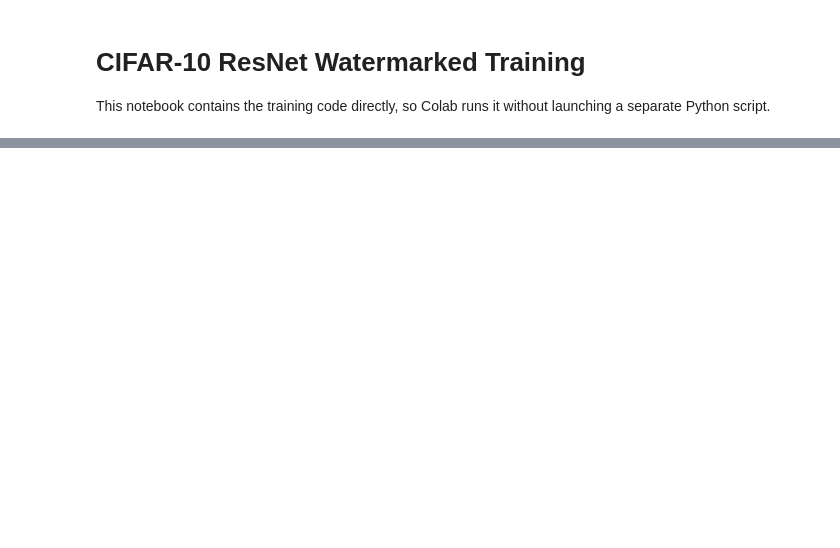
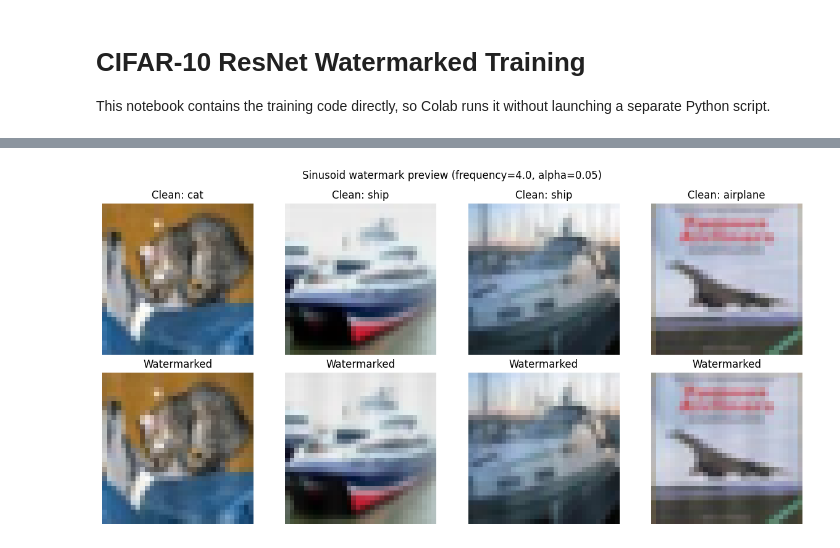
Before and after one commit to MrTHEtesters/SPML, a Jupyter notebook: DVBW/CIFAR/train_watermarked.ipynb, the cells around one changed output, grey strips where cells are left out. Saved outputs shown, nothing was run; the diff lists cells and outputs as text; code cells hidden in the pictures; blank space fills up the shorter version.

Commit message:
code for sinusoid trigger

```diff
--- a/DVBW/CIFAR/train_watermarked.ipynb
+++ b/DVBW/CIFAR/train_watermarked.ipynb
@@ -174,0 +164,30 @@ main()
+# %%
+import matplotlib.pyplot as plt
+
+preview_dataset = datasets.CIFAR10(root=str(data_dir), train=False, download=True)
+preview_indices = [0, 1, 2, 3]
+fig, axes = plt.subplots(2, len(preview_indices), figsize=(3 * len(preview_indices), 6))
+
+for column, dataset_index in enumerate(preview_indices):
+    clean_img, clean_label = preview_dataset[dataset_index]
+    watermarked_img = poison_transform(clean_img.copy())
+    axes[0, column].imshow(clean_img)
+    axes[0, column].set_title(f"Clean: {preview_dataset.classes[clean_label]}")
+    axes[1, column].imshow(watermarked_img)
+    axes[1, column].set_title('Watermarked')
+
+for ax in axes.flatten():
+    ax.axis('off')
+
+fig.suptitle(
+    f"{args.watermark_type.title()} watermark preview"
+    + (
+        f" (frequency={args.sinusoid_frequency}, alpha={args.sinusoid_alpha})"
+        if args.watermark_type == 'sinusoid'
+        else ''
+    )
+)
+plt.tight_layout()
+plt.show()
+# %% [output]
+[figure, added]
```
Also changed, not shown: parts of 6 cells of this notebook, 4 other files.
